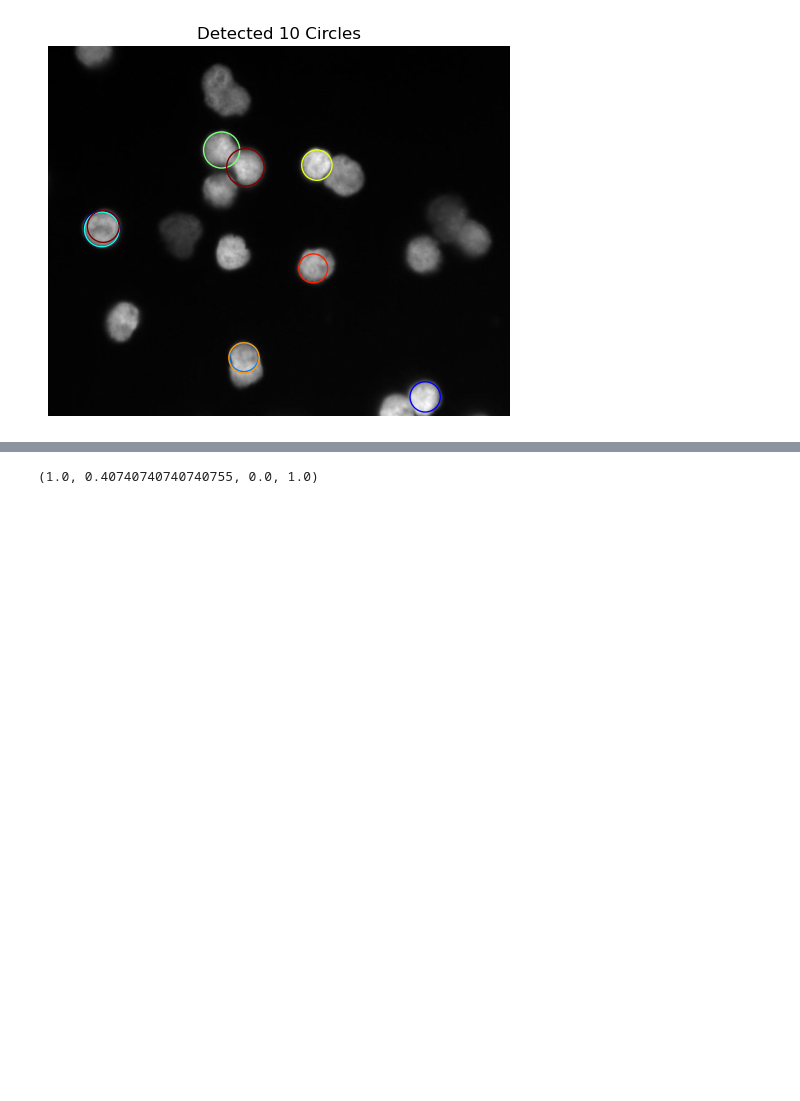
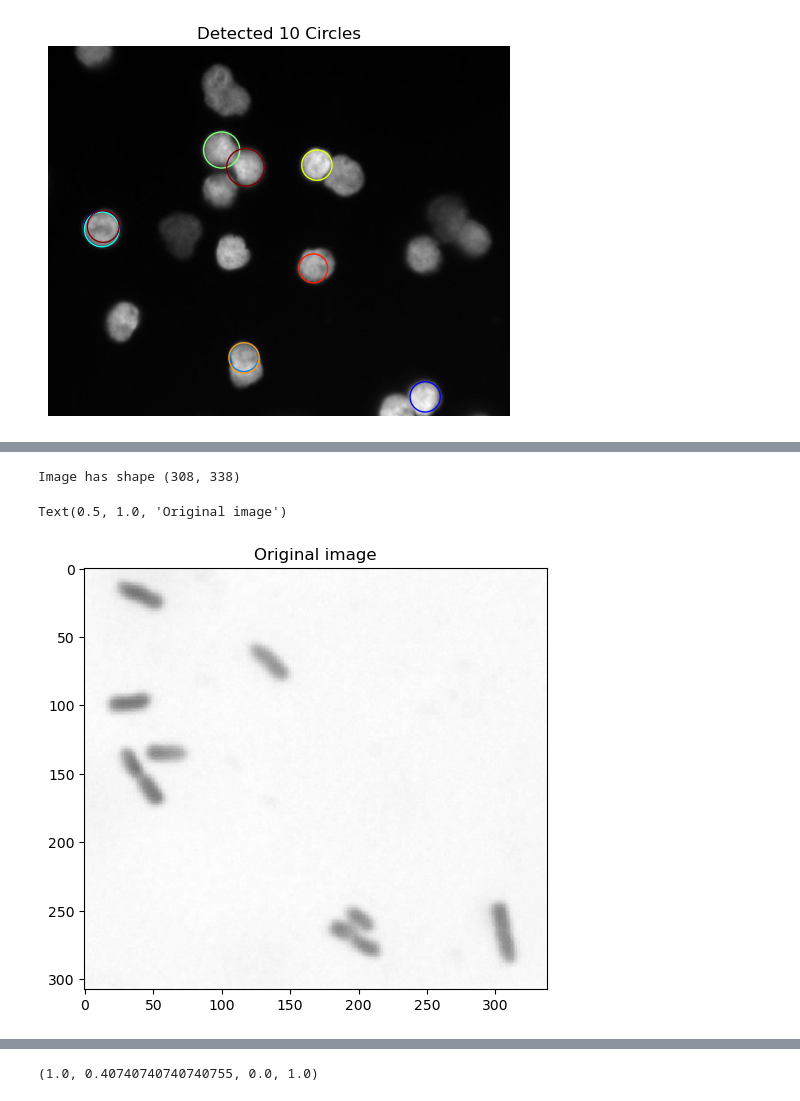
Before and after one commit to TranslationalML/course-image-analysis, a Jupyter notebook: module2/feature_extraction.ipynb, the cells around one changed output, grey strips where cells are left out. Drawn from its saved outputs; the diff is of its cells as text; code cells hidden in the pictures; blank space fills up the shorter version.

```diff
--- a/module2/feature_extraction.ipynb
+++ b/module2/feature_extraction.ipynb
@@ -112,0 +131,17 @@ Detected 10 circles
+# %%
+# Load and normalize the E.Coli image
+image_file = os.path.join(path_to_images, 'gram_negative_bacilli_crop.png')
+img = io.imread(image_file)
+img = color.rgb2gray(img) # convert to grayscale
+img = img/np.max(img) # normalize the image to [0,1]
+print(f'Image has shape {img.shape}')
+
+# Display the image
+plt.figure()
+io.imshow(img)
+
+plt.title('Original image')
+# %% [output]
+Image has shape (308, 338)
+Text(0.5, 1.0, 'Original image')
+[figure, added]
```
Also changed, not shown: parts of 10 cells of this notebook, 2 other files.
